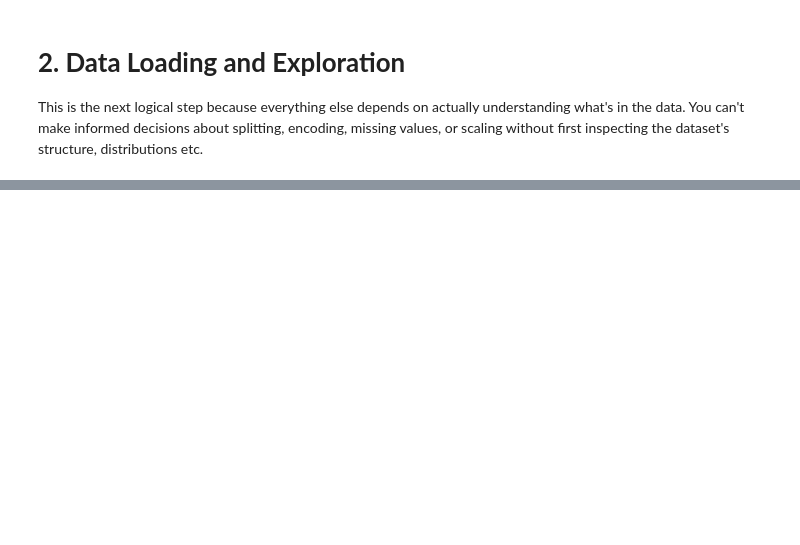
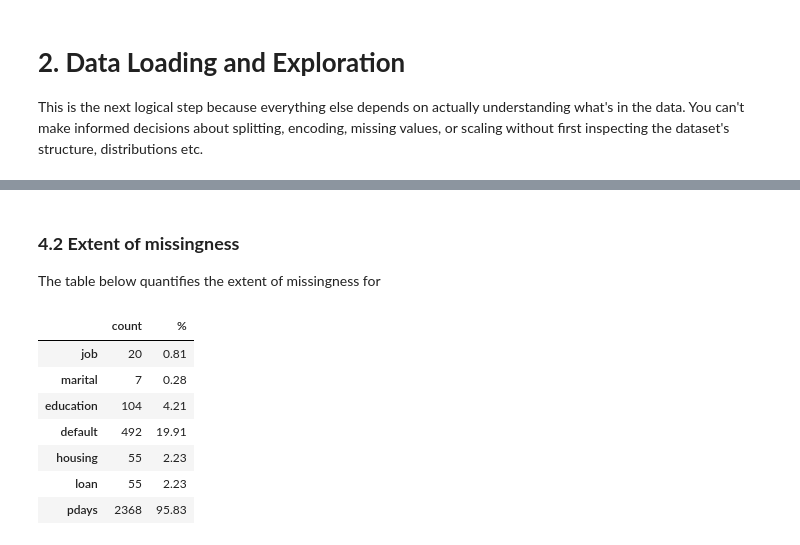
Before and after one commit to earnanderieu2023-pixel/ML_fundamentals_2026, a Jupyter notebook: assignment_1_estelle_arnander.ipynb, the cells around one changed output, grey strips where cells are left out. Saved outputs shown, nothing was run; the diff lists cells and outputs as text; code cells hidden in the pictures; blank space fills up the shorter version.

```diff
--- a/assignment_1_estelle_arnander.ipynb
+++ b/assignment_1_estelle_arnander.ipynb
@@ -158,0 +209,11 @@ No explicit NaN values were present in the raw data. However, several categorica
+# %%
+X = data.drop(columns='y')
+y = data['y']
+
+# First split: 60% train, 40% temp
+X_train, X_temp, y_train, y_temp = train_test_split(X, y, test_size=0.4, stratify=y, random_state=42)
+
+# Second split: temp into 50/50 validation and test (15% each of total)
+X_val, X_test, y_val, y_test = train_test_split(X_temp, y_temp, test_size=0.5, stratify=y_temp, random_state=42)
+
+print(f"Shape:\nTrain:{X_train.shape}\nValidation: {X_val.shape}\nTest: {X_test.shape}")
@@ -158,0 +276,10 @@ No explicit NaN values were present in the raw data. However, several categorica
+# %%
+#explicit missing values
+print(f"Explicit missing values: {X_train.isna().sum()}") if X_train.isna().sum().sum() > 0 else print("No explicit missing values")
+
+#implicit missing values
+unknown_count2 = X_train.replace('unknown', pd.NA).isna().sum()
+print(f"\nImplicit missing values:\n{unknown_count2[unknown_count2 > 0]}")
+
+#sentinal values
+print(f'\npdays = 999: \n{(X_train["pdays"] == 999).sum()} samples ({(X_train["pdays"] == 999).mean()*100:.1f}%)')
@@ -158,0 +304,16 @@ No explicit NaN values were present in the raw data. However, several categorica
+# %% [markdown]
+### **4.2 Extent of missingness**
+The table below quantifies the extent of missingness for
+# %%
+unknown_count2['pdays'] = (X_train['pdays'] == 999).sum()
+pct = (unknown_count2 / len(X_train) * 100).round(2)
+pd.DataFrame({'count': unknown_count2[unknown_count2 > 0], '%': pct[pct > 0]})
+# %% [output]
+|  | count | % |
+| job | 20 | 0.81 |
+| marital | 7 | 0.28 |
+| education | 104 | 4.21 |
+| default | 492 | 19.91 |
+| housing | 55 | 2.23 |
+| loan | 55 | 2.23 |
+| pdays | 2368 | 95.83 |
```
Also changed, not shown: parts of 39 cells of this notebook.
